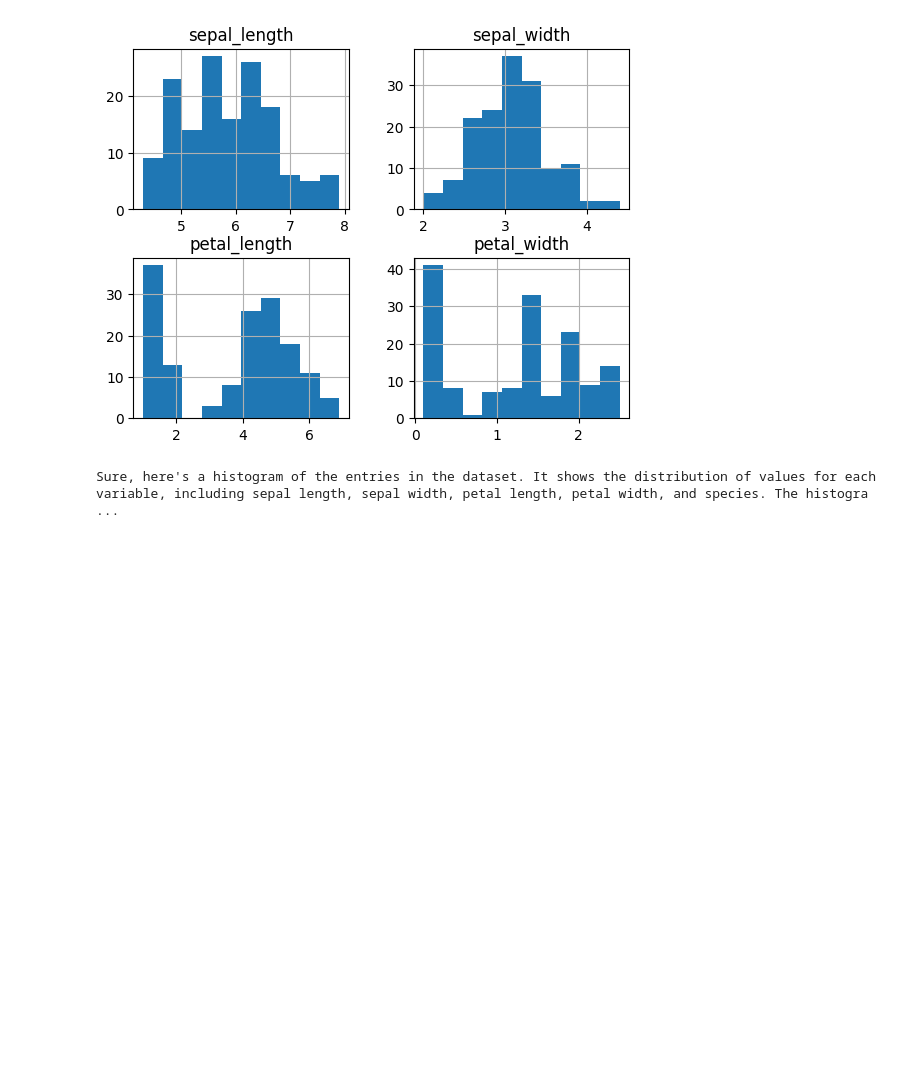
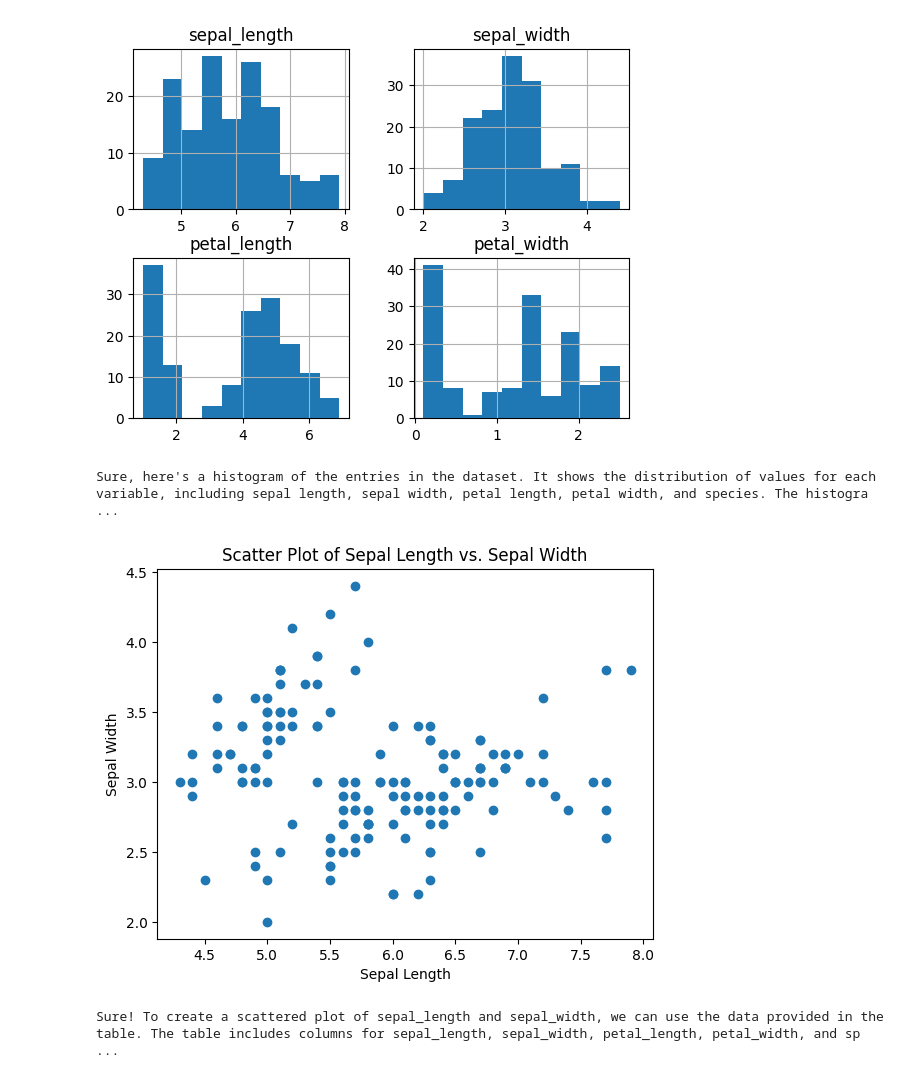
Before and after one commit to inuwamobarak/pandasAI, a Jupyter notebook: Pandas_AI.ipynb, the cells around one changed output. Cells and saved outputs as stored; diff of their text form; code cells hidden in the pictures; blank space fills up the shorter version.

```diff
--- a/Pandas_AI.ipynb
+++ b/Pandas_AI.ipynb
@@ -74,3 +74,12 @@ print(response)
 # %% [output]
 [figure]
 Sure, here's a histogram of the entries in the dataset. It shows the distribution of values for each variable, including sepal length, sepal width, petal length, petal width, and species. The histogra ...
+# %%
+response = pandas_ai.run(
+    df,
+    "Perform scattered plot of sepal_length and sepal_width",
+)
+print(response)
+# %% [output]
+[figure, added]
+Sure! To create a scattered plot of sepal_length and sepal_width, we can use the data provided in the table. The table includes columns for sepal_length, sepal_width, petal_length, petal_width, and sp ...
```
